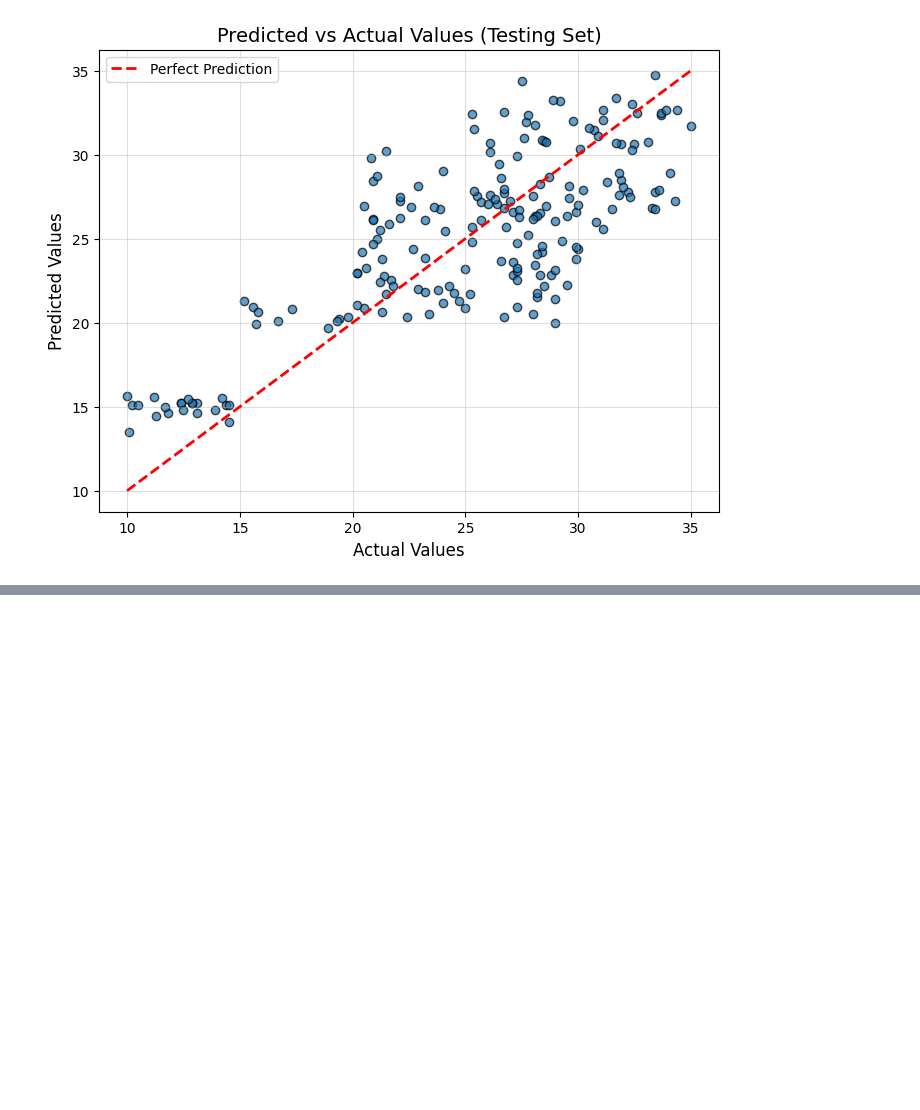
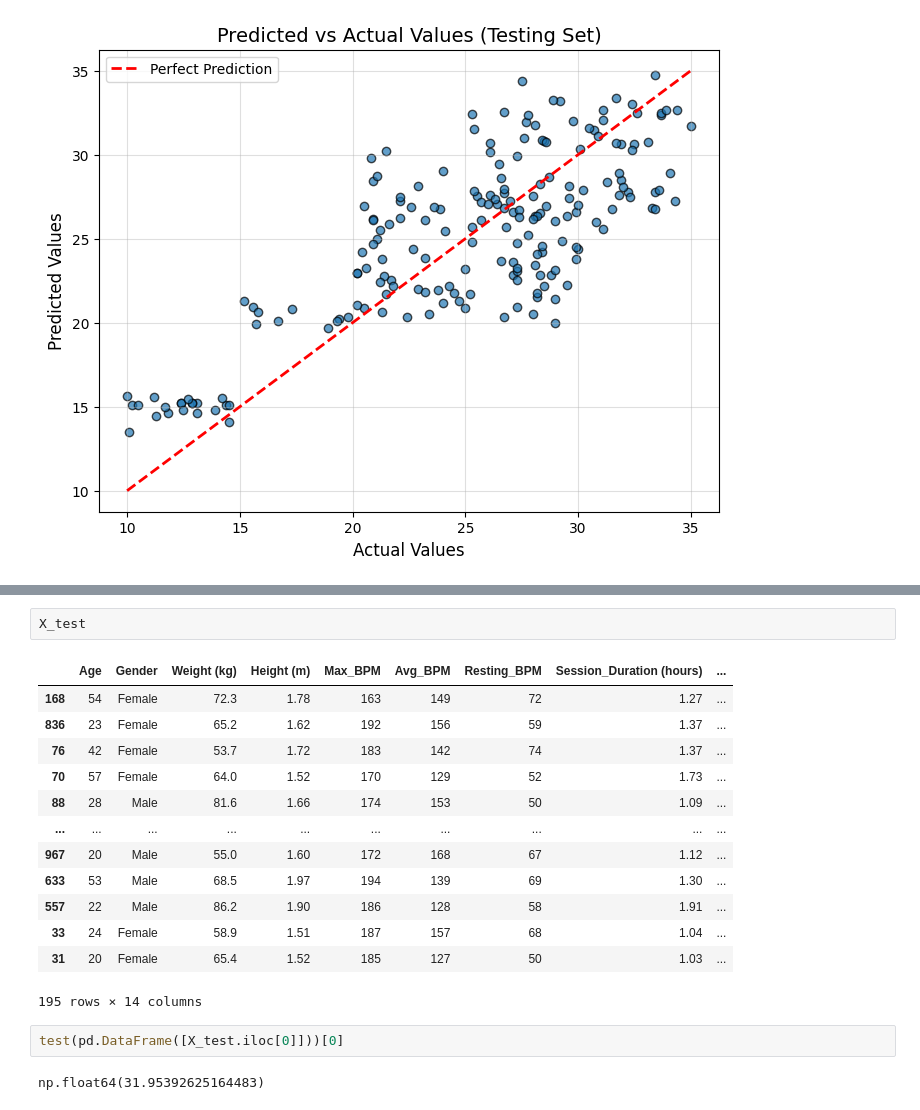
Before and after one commit to nimish0107/fat_percentage_predictor, a Jupyter notebook: model_training.ipynb, the cells around one changed output, grey strips where cells are left out. Saved outputs shown, nothing was run; the diff lists cells and outputs as text; blank space fills up the shorter version.

Commit message:
completed model training and writing test functions for real life data

```diff
--- a/model_training.ipynb
+++ b/model_training.ipynb
@@ -365,0 +396,20 @@ plot_results(y_test, y_test_pred, "Testing")
+# %%
+X_test
+# %% [output]
+|  | Age | Gender | Weight (kg) | Height (m) | Max_BPM | Avg_BPM | Resting_BPM | Session_Duration (hours) | ... |
+| 168 | 54 | Female | 72.3 | 1.78 | 163 | 149 | 72 | 1.27 | ... |
+| 836 | 23 | Female | 65.2 | 1.62 | 192 | 156 | 59 | 1.37 | ... |
+| 76 | 42 | Female | 53.7 | 1.72 | 183 | 142 | 74 | 1.37 | ... |
+| 70 | 57 | Female | 64.0 | 1.52 | 170 | 129 | 52 | 1.73 | ... |
+| 88 | 28 | Male | 81.6 | 1.66 | 174 | 153 | 50 | 1.09 | ... |
+| ... | ... | ... | ... | ... | ... | ... | ... | ... | ... |
+| 967 | 20 | Male | 55.0 | 1.60 | 172 | 168 | 67 | 1.12 | ... |
+| 633 | 53 | Male | 68.5 | 1.97 | 194 | 139 | 69 | 1.30 | ... |
+| 557 | 22 | Male | 86.2 | 1.90 | 186 | 128 | 58 | 1.91 | ... |
+| 33 | 24 | Female | 58.9 | 1.51 | 187 | 157 | 68 | 1.04 | ... |
+| 31 | 20 | Female | 65.4 | 1.52 | 185 | 127 | 50 | 1.03 | ... |
+195 rows × 14 columns
+# %%
+test(pd.DataFrame([X_test.iloc[0]]))[0]
+# %% [output]
+np.float64(31.95392625164483)
```
Also changed, not shown: parts of 9 cells of this notebook, 2 other files.
